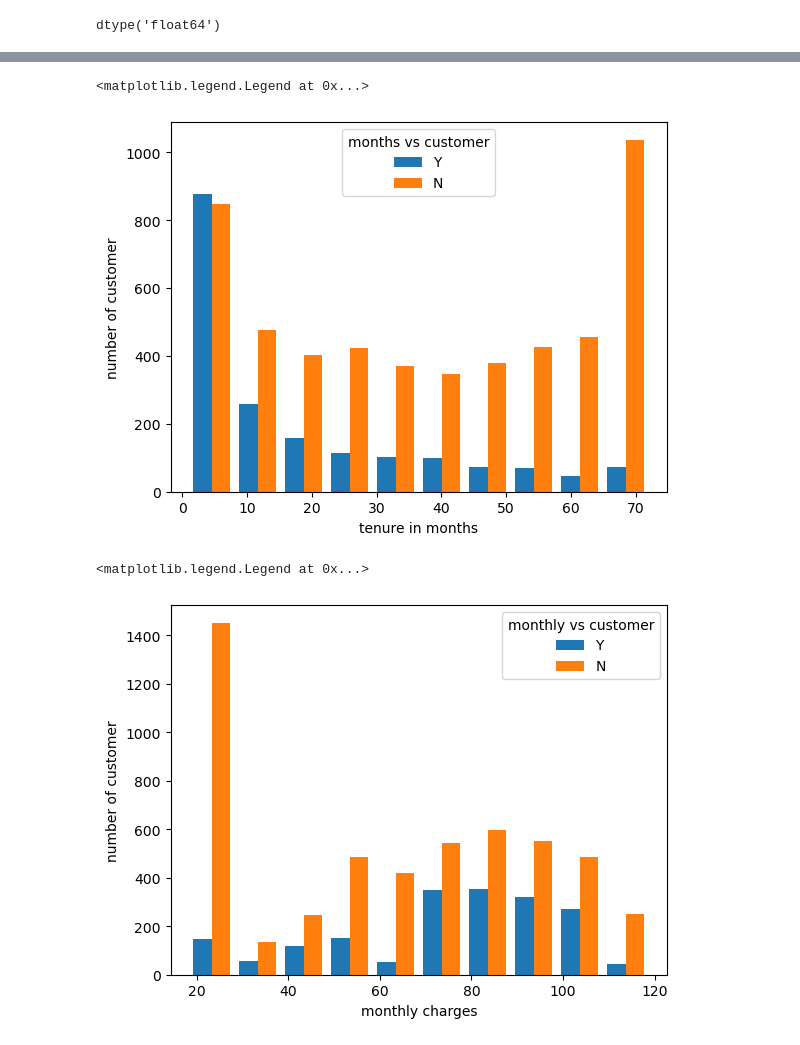
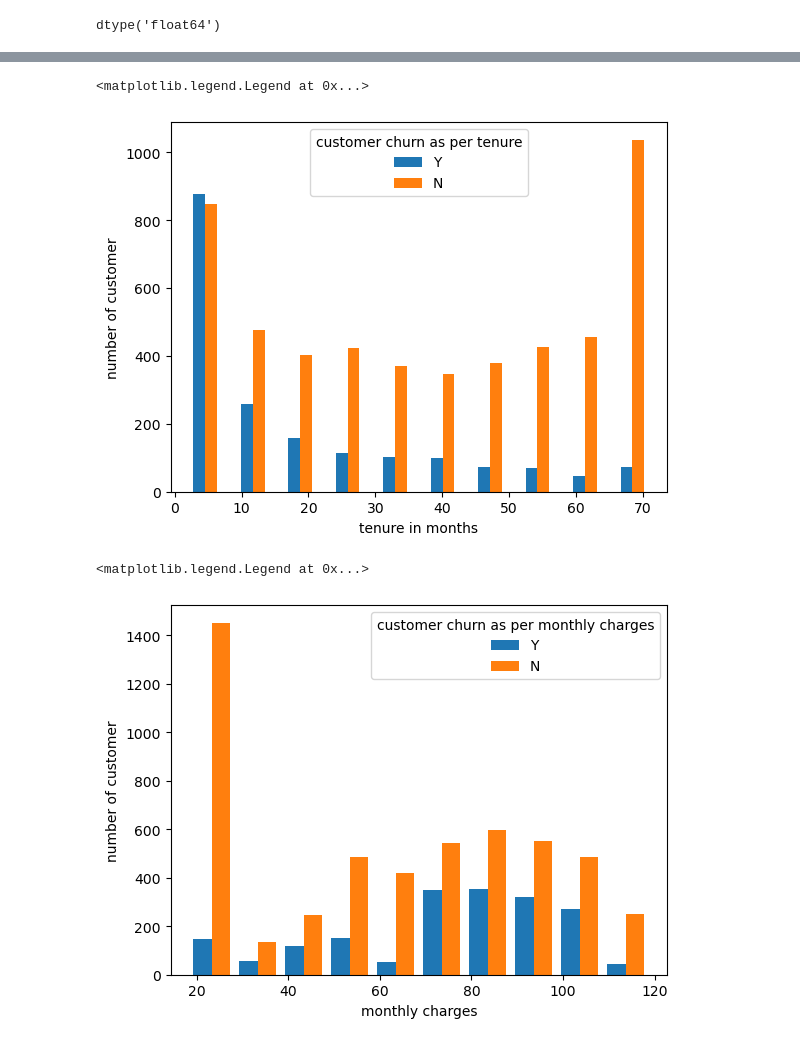
Before and after one commit to akdubey2k/ANN, a Jupyter notebook: 18_Customer churn prediction using ANN/18_customer_churn_prediction_using_ANN.ipynb, the cells around one changed output, grey strips where cells are left out. Cells and saved outputs as stored; diff of their text form; code cells hidden in the pictures.

```diff
--- a/18_Customer churn prediction using ANN/18_customer_churn_prediction_using_ANN.ipynb
+++ b/18_Customer churn prediction using ANN/18_customer_churn_prediction_using_ANN.ipynb
@@ -144,9 +147,11 @@ tenure_leave_yes = df[df.Churn=='Yes'].tenure
 # %%
-plt.hist([tenure_leave_yes, tenure_leave_no], r)
+# rwidth (float[0 to 1]), default: None The relative width of the bars as a fraction of the bin width
+bars=plt.hist([tenure_leave_yes, tenure_leave_no],rwidth=0.5,histtype='bar',)
 plt.xlabel('tenure in months')
 plt.ylabel('number of customer')
-plt.legend('YN',title='months vs customer')
+plt.legend('YN',title='customer churn as per tenure')
+# bars
 # %% [output]
 <matplotlib.legend.Legend at 0x...>
-[figure, old version]
+[figure, new version]
 # %%
@@ -157,10 +162,12 @@ monthly_leave_no = df[df.Churn=='No'].MonthlyCharges
 monthly_leave_yes = df[df.Churn=='Yes'].MonthlyCharges
 # %%
-plt.hist([monthly_leave_yes, monthly_leave_no])
+# histogram is computed over the flattened array[first,second,...]
+bars=plt.hist([monthly_leave_yes, monthly_leave_no])
 plt.xlabel('monthly charges')
 plt.ylabel('number of customer')
-plt.legend('YN',title='monthly vs customer')
+plt.legend('YN',title='customer churn as per monthly charges')
+# bars
 # %% [output]
 <matplotlib.legend.Legend at 0x...>
-[figure, old version]
+[figure, new version]
 # %%
```
Also changed, not shown: parts of 76 cells of this notebook.
